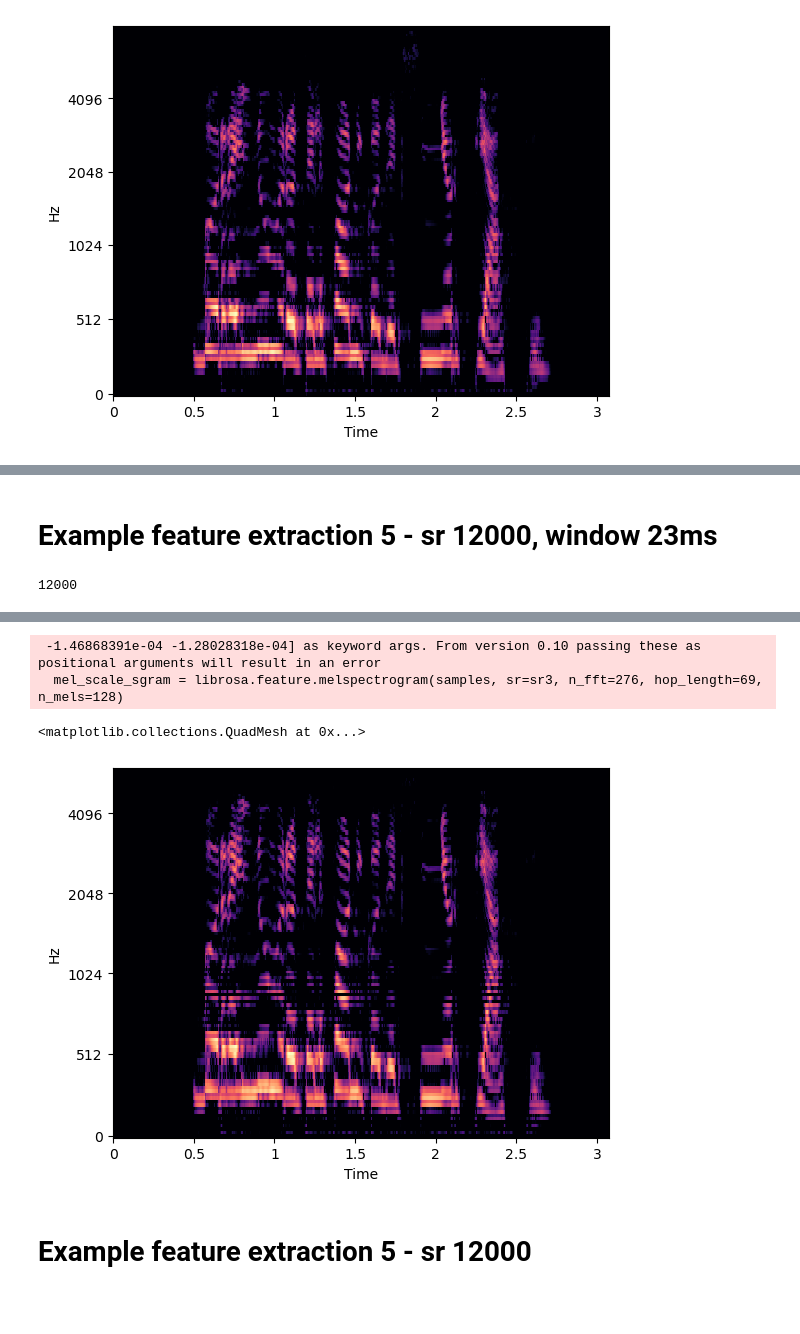
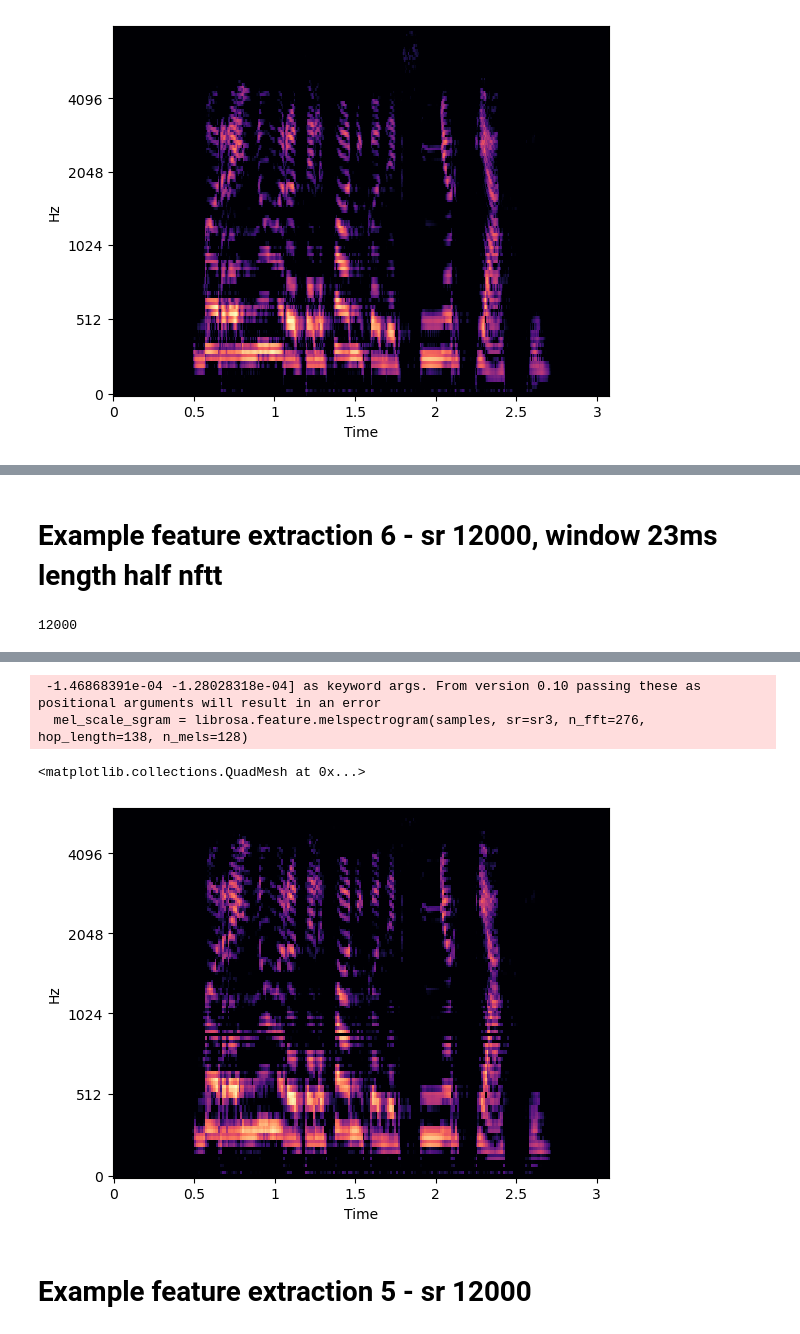
Before and after one commit to LIMUNIMI/thesis_adversarial_ml_audio, a Jupyter notebook: datasets_sr_test.ipynb, the cells around one changed output, grey strips where cells are left out. Cells and saved outputs as stored; diff of their text form; code cells hidden in the pictures; blank space fills up the shorter version.

```diff
--- a/datasets_sr_test.ipynb
+++ b/datasets_sr_test.ipynb
@@ -173,0 +178,2 @@ librosa.display.specshow(log_mel_sgram, sr=sr2, n_fft=368, hop_length=92, x_axis
+# %%
+samples, sample_rate = librosa.load(example_audio, sr=sr2)
@@ -174,2 +200,2 @@ librosa.display.specshow(log_mel_sgram, sr=sr2, n_fft=368, hop_length=92, x_axis
 # %% [markdown]
-# Example feature extraction 5 - sr 12000, window 23ms
+# Example feature extraction 6 - sr 12000, window 23ms length half nftt
@@ -188,14 +212,14 @@ IPython.display.Audio(samples, rate=sr3)
 [interactive output not drawn]
 # %%
 # use the mel-scale instead of raw frequency
-mel_scale_sgram = librosa.feature.melspectrogram(samples, sr=sr3, n_fft=276, hop_length=69, n_mels=128)
+mel_scale_sgram = librosa.feature.melspectrogram(samples, sr=sr3, n_fft=276, hop_length=138, n_mels=128)
 # use the decibel scale to get the final Mel Spectrogram
 log_mel_sgram = librosa.amplitude_to_db(mel_scale_sgram, ref=np.min)
-librosa.display.specshow(log_mel_sgram, sr=sr3, n_fft=276, hop_length=69, x_axis='time', y_axis='mel')
+librosa.display.specshow(log_mel_sgram, sr=sr3, n_fft=276, hop_length=138, x_axis='time', y_axis='mel')
 # %% [output]
  -1.46868391e-04 -1.28028318e-04] as keyword args. From version 0.10 passing these as positional arguments will result in an error
-  mel_scale_sgram = librosa.feature.melspectrogram(samples, sr=sr3, n_fft=276, hop_length=69, n_mels=128)
+  mel_scale_sgram = librosa.feature.melspectrogram(samples, sr=sr3, n_fft=276, hop_length=138, n_mels=128)
 <matplotlib.collections.QuadMesh at 0x...>
-[figure, old version]
+[figure, new version]
 # %% [markdown]
 # Example feature extraction 5 - sr 12000
```
Also changed, not shown: parts of 9 cells of this notebook.
